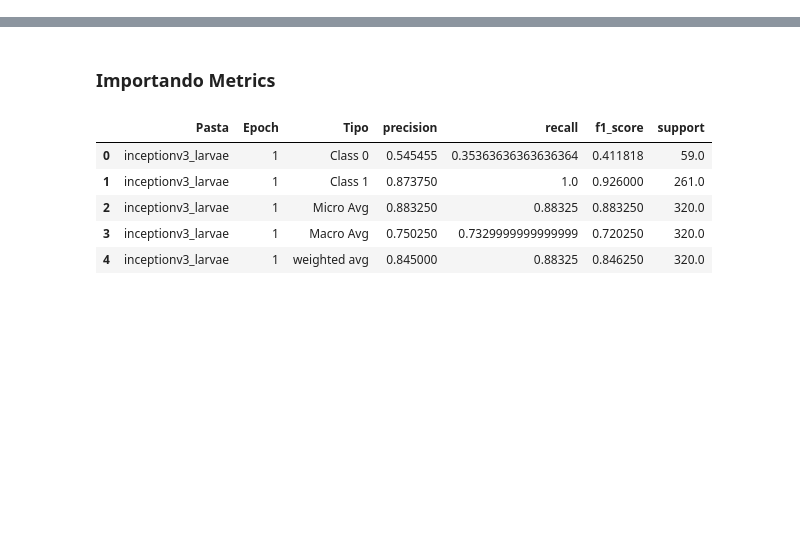
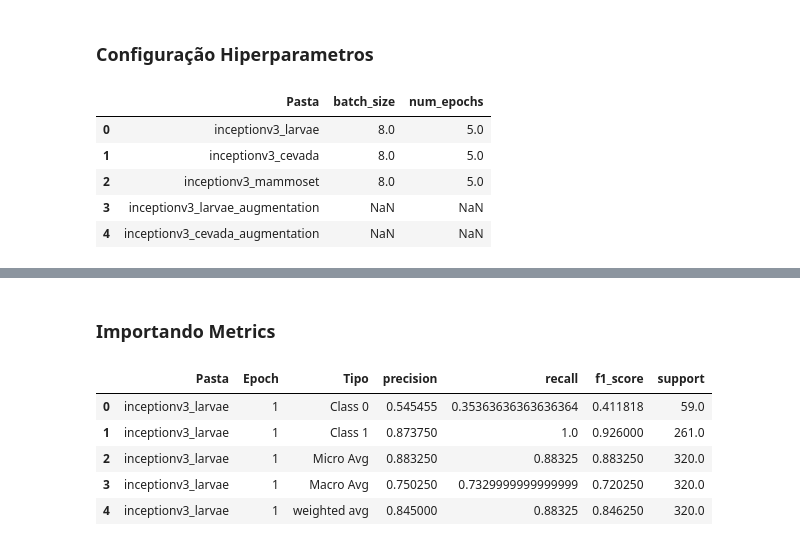
Before and after one commit to ViniciusLavorte/Python, a Jupyter notebook: Analise_geral_tcc2.ipynb, the cells around one changed output, grey strips where cells are left out. Saved outputs shown, nothing was run; the diff lists cells and outputs as text; code cells hidden in the pictures; blank space fills up the shorter version.

```diff
--- a/Analise_geral_tcc2.ipynb
+++ b/Analise_geral_tcc2.ipynb
@@ -3,3 +3,5 @@ import pandas as pd
 import numpy as np
 import matplotlib.pyplot as plt
 base = pd.read_csv('Resultado_processado_TCC2_eval.csv',delimiter=';')
+# %% [markdown]
+### Configuração Hiperparametros
@@ -5,0 +10,9 @@ base = pd.read_csv('Resultado_processado_TCC2_eval.csv',delimiter=';')
+# %%
+conf_hiper.head()
+# %% [output]
+|  | Pasta | batch_size | num_epochs |
+| 0 | inceptionv3_larvae | 8.0 | 5.0 |
+| 1 | inceptionv3_cevada | 8.0 | 5.0 |
+| 2 | inceptionv3_mammoset | 8.0 | 5.0 |
+| 3 | inceptionv3_larvae_augmentation | NaN | NaN |
+| 4 | inceptionv3_cevada_augmentation | NaN | NaN |
```
Also changed, not shown: parts of 11 cells of this notebook, 1 other file.
